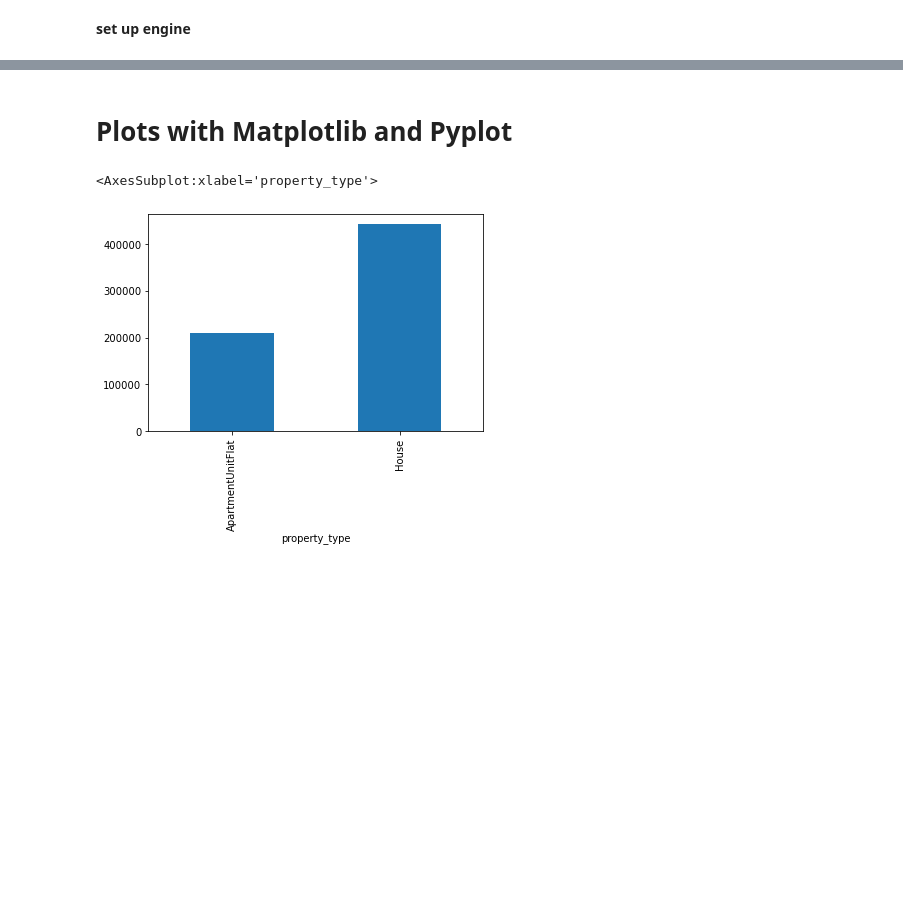
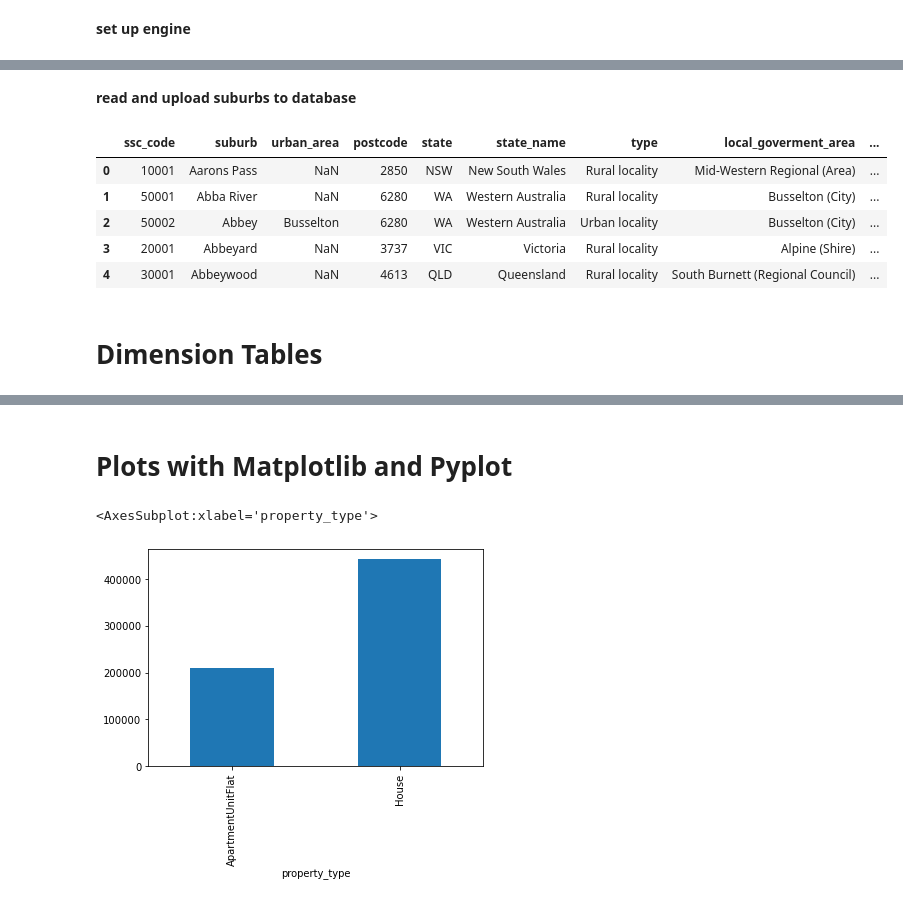
Before and after one commit to helengtt/properties-investment, a Jupyter notebook: ipynb/domain.ipynb, the cells around one changed output, grey strips where cells are left out. Saved outputs shown, nothing was run; the diff lists cells and outputs as text; code cells hidden in the pictures; blank space fills up the shorter version.

```diff
--- a/ipynb/domain.ipynb
+++ b/ipynb/domain.ipynb
@@ -95,0 +54,12 @@ df.head()
+# %% [markdown]
+**read and upload suburbs to database**
+# %%
+suburbs = pd.read_csv('../data/suburbs.csv')
+suburbs.head()
+# %% [output]
+|  | ssc_code | suburb | urban_area | postcode | state | state_name | type | local_goverment_area | ... |
+| 0 | 10001 | Aarons Pass | NaN | 2850 | NSW | New South Wales | Rural locality | Mid-Western Regional (Area) | ... |
+| 1 | 50001 | Abba River | NaN | 6280 | WA | Western Australia | Rural locality | Busselton (City) | ... |
+| 2 | 50002 | Abbey | Busselton | 6280 | WA | Western Australia | Urban locality | Busselton (City) | ... |
+| 3 | 20001 | Abbeyard | NaN | 3737 | VIC | Victoria | Rural locality | Alpine (Shire) | ... |
+| 4 | 30001 | Abbeywood | NaN | 4613 | QLD | Queensland | Rural locality | South Burnett (Regional Council) | ... |
@@ -95,0 +68,2 @@ df.head()
+# %% [markdown]
+# Dimension Tables
```
Also changed, not shown: parts of 44 cells of this notebook, 3 other files.
